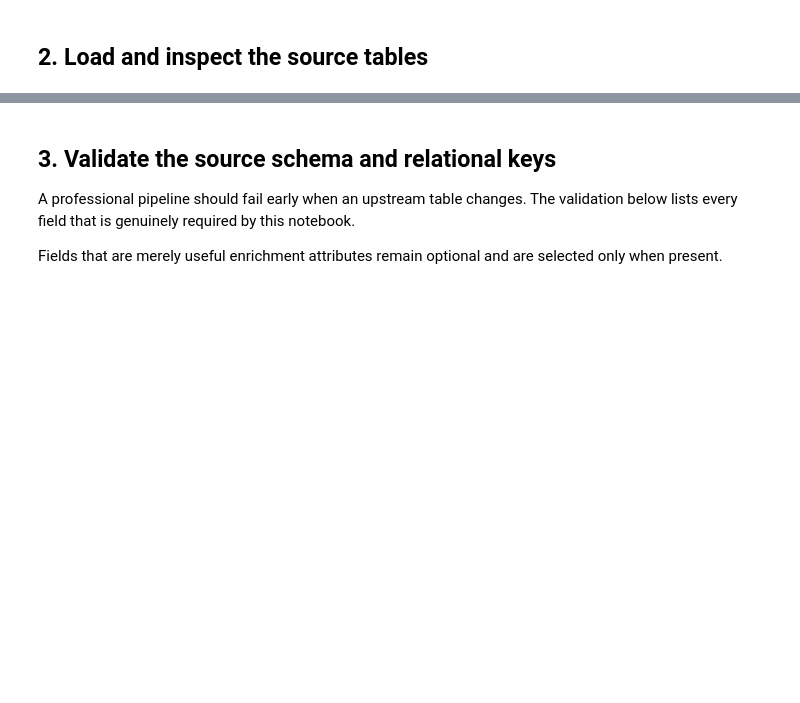
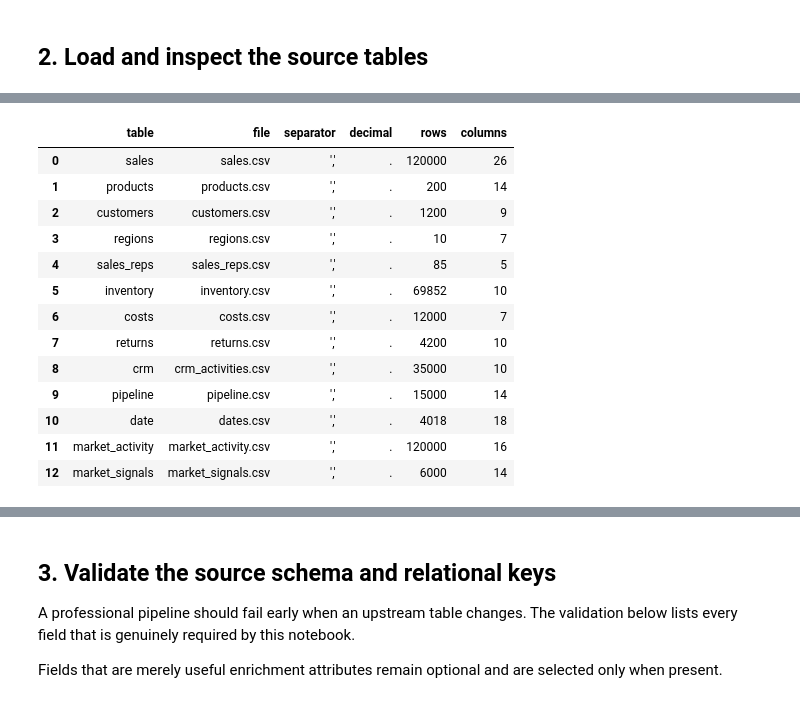
Before and after one commit to AnastasiaSamoylova92/early-warning, a Jupyter notebook: notebooks/03_preprocessing.ipynb, the cells around one changed output, grey strips where cells are left out. Cells and saved outputs as stored; diff of their text form; code cells hidden in the pictures; blank space fills up the shorter version.

```diff
--- a/notebooks/03_preprocessing.ipynb
+++ b/notebooks/03_preprocessing.ipynb
@@ -65,29 +62,71 @@ CSV_FILES = {
     "products": "products.csv",
     "customers": "customers.csv",
     "regions": "regions.csv",
+    "sales_reps": "sales_reps.csv",
     "inventory": "inventory.csv",
     "costs": "costs.csv",
     "returns": "returns.csv",
     "crm": "crm_activities.csv",
     "pipeline": "pipeline.csv",
-    "sales_reps": "sales_reps.csv",
-    "date": "dates.csv"}
+    "date": "dates.csv",
+    "market_activity": "market_activity.csv",
+    "market_signals": "market_signals.csv",
+}
 
-# Load CSV files
-def load_csv_tables(input_dir: Path, csv_files: dict[str, str]) -> dict[str, pd.DataFrame]:
+def detect_csv_settings(path: Path) -> tuple[str, str]:
+    """Return field separator and decimal marker for a CSV file."""
+    sample = path.read_text(encoding="utf-8-sig", errors="replace")[:8192]
+    try:
+        separator = csv.Sniffer().sniff(
+            sample, delimiters=",;\t|"
+        ).delimiter
+    except csv.Error:
+        separator = ";"
+    decimal_marker = "," if separator == ";" else "."
+    return separator, decimal_marker
+
+def load_csv_tables(
+    input_dir: Path, file_map: dict[str, str]
+) -> tuple[dict[str, pd.DataFrame], pd.DataFrame]:
+    """Load every required source and return the data plus load metadata."""
     missing_files = [
-        filename for filename in csv_files.values()
-        if not (input_dir / filename).exists()]
+        filename
+        for filename in file_map.values()
+        if not (input_dir / filename).exists()
+    ]
     if missing_files:
         raise FileNotFoundError(
-            "The following input files are missing from "
-            f"{input_dir.resolve()}: {missing_files}")
+            f"Missing files in {input_dir}: {missing_files}"
+        )
 
-    return {
-        table_name: pd.read_csv(input_dir / filename)
-        for table_name, filename in csv_files.items()}
+    datasets = {}
+    load_rows = []
 
+    for table_name, filename in file_map.items():
+        path = input_dir / filename
+        separator, decimal_marker = detect_csv_settings(path)
+        dataframe = pd.read_csv(
+            path,
+            sep=separator,
+            decimal=decimal_marker,
+            low_memory=False,
+        )
+        datasets[table_name] = dataframe
+        load_rows.append(
+            {
+                "table": table_name,
+                "file": filename,
+                "separator": repr(separator),
+                "decimal": decimal_marker,
+                "rows": len(dataframe),
+                "columns": dataframe.shape[1],
+            }
+        )
 
-raw = load_csv_tables(INPUT_DIR, CSV_FILES)
+    return datasets, pd.DataFrame(load_rows)
+
+raw, load_summary = load_csv_tables(INPUT_DIR, CSV_FILES)
+
 print(f"Loaded {len(raw)} source tables.")
+display(load_summary)
 # %% [output]
@@ -94,0 +134,14 @@ Loaded 11 source tables.
+|  | table | file | separator | decimal | rows | columns |
+| 0 | sales | sales.csv | ',' | . | 120000 | 26 |
+| 1 | products | products.csv | ',' | . | 200 | 14 |
+| 2 | customers | customers.csv | ',' | . | 1200 | 9 |
+| 3 | regions | regions.csv | ',' | . | 10 | 7 |
+| 4 | sales_reps | sales_reps.csv | ',' | . | 85 | 5 |
+| 5 | inventory | inventory.csv | ',' | . | 69852 | 10 |
+| 6 | costs | costs.csv | ',' | . | 12000 | 7 |
+| 7 | returns | returns.csv | ',' | . | 4200 | 10 |
+| 8 | crm | crm_activities.csv | ',' | . | 35000 | 10 |
+| 9 | pipeline | pipeline.csv | ',' | . | 15000 | 14 |
+| 10 | date | dates.csv | ',' | . | 4018 | 18 |
+| 11 | market_activity | market_activity.csv | ',' | . | 120000 | 16 |
+| 12 | market_signals | market_signals.csv | ',' | . | 6000 | 14 |
```
Also changed, not shown: parts of 83 cells of this notebook.
